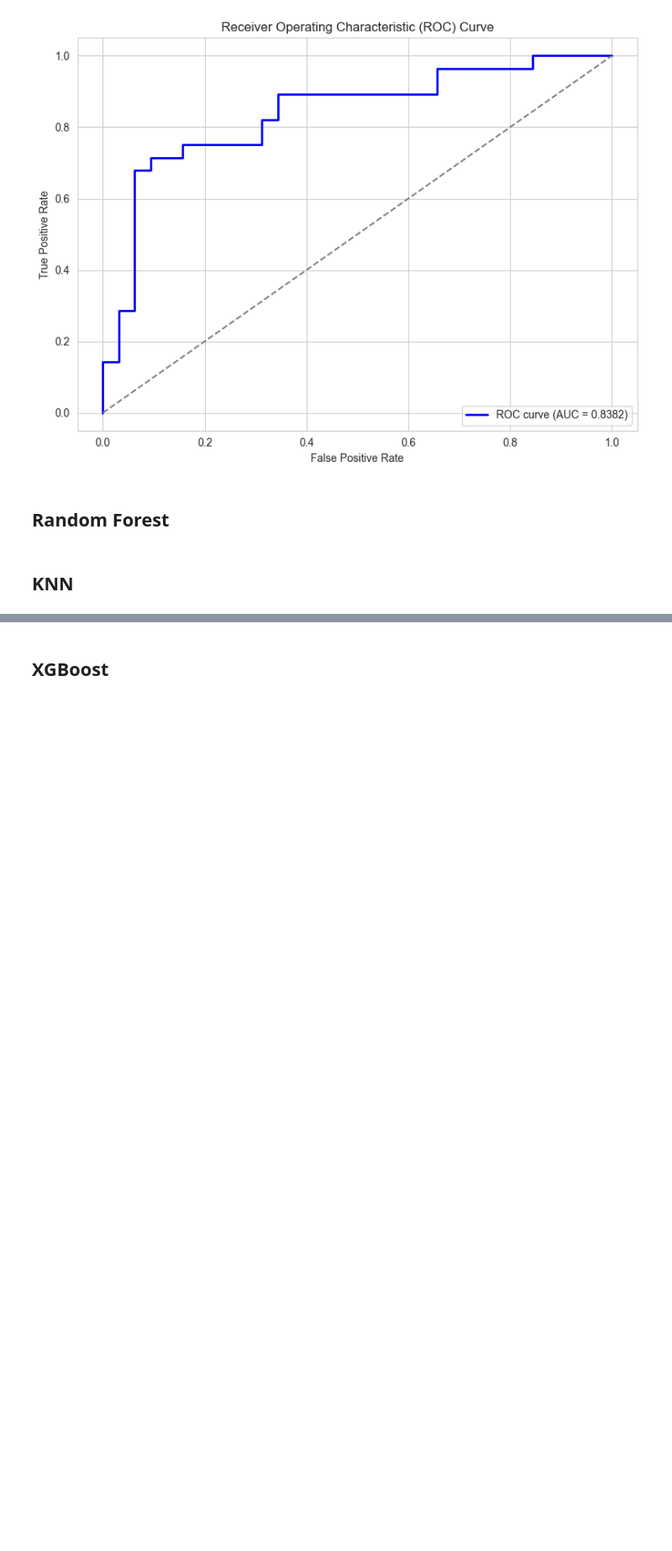
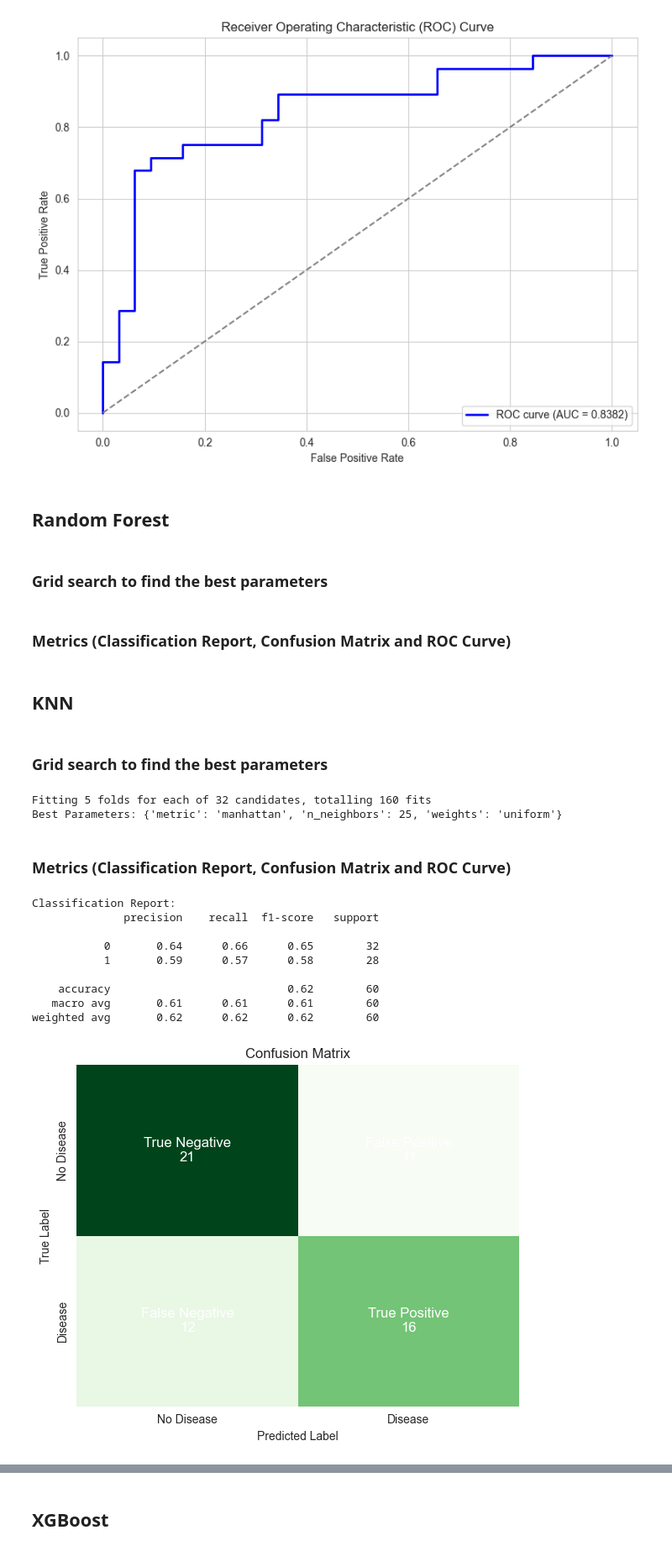
Before and after one commit to hjf11/Heart-Disease-Cleveland-UCI-Classification, a Jupyter notebook: Heart_Disease_Classification.ipynb, the cells around one changed output, grey strips where cells are left out. Shown at 84% size. Cells and saved outputs as stored; diff of their text form; code cells hidden in the pictures; blank space fills up the shorter version.

```diff
--- a/Heart_Disease_Classification.ipynb
+++ b/Heart_Disease_Classification.ipynb
@@ -241,5 +238,36 @@ weighted avg       0.72      0.72      0.72        60
 [figure]
 # %% [markdown]
 ## Random Forest
+# %% [markdown]
+### Grid search to find the best parameters
+# %% [markdown]
+### Metrics (Classification Report, Confusion Matrix and ROC Curve)
 # %% [markdown]
 ## KNN
+# %% [markdown]
+### Grid search to find the best parameters
+# %%
+knn = KNeighborsClassifier()
+
+param_grid = {
+    'n_neighbors': [3, 5, 7, 9, 11, 15, 25, 30],
+    'weights': ['uniform', 'distance'],
+    'metric': ['euclidean', 'manhattan']
+}
+
+grid_search = GridSearchCV(
+    estimator=knn,
+    param_grid=param_grid,
+    cv=5,
+    scoring='accuracy',
+    verbose=1
+)
+
+grid_search.fit(X_train, y_train)
+
+best_knn = grid_search.best_estimator_
+best_models.append(best_knn)
+print("Best Parameters:", grid_search.best_params_)
+# %% [output]
+Fitting 5 folds for each of 32 candidates, totalling 160 fits
+Best Parameters: {'metric': 'manhattan', 'n_neighbors': 25, 'weights': 'uniform'}
@@ -245,0 +278,15 @@ weighted avg       0.72      0.72      0.72        60
+# %% [markdown]
+### Metrics (Classification Report, Confusion Matrix and ROC Curve)
+# %%
+print_metrics(best_knn, X_test, y_test)
+# %% [output]
+Classification Report:
+              precision    recall  f1-score   support
+
+           0       0.64      0.66      0.65        32
+           1       0.59      0.57      0.58        28
+
+    accuracy                           0.62        60
+   macro avg       0.61      0.61      0.61        60
+weighted avg       0.62      0.62      0.62        60
+[figure, added]
```
Also changed, not shown: parts of 13 cells of this notebook, 1 other file.
